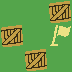
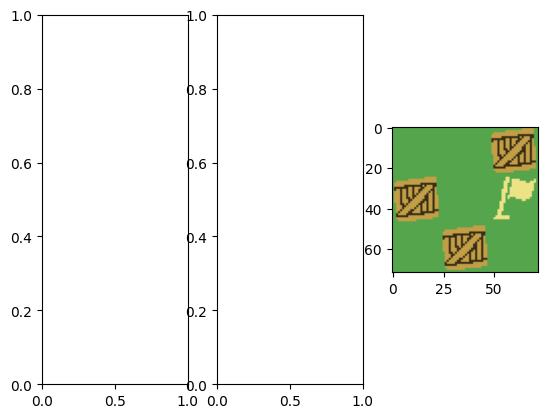
The change to this notebook cell's code, shown as a diff; its figure went from the first image to the second:
--- before
+++ after
@@ -1,7 +1,17 @@
-env_z3 = None
+imgs = []
 
-for decl in model.decls():
-  if decl.name() == 'env_2':
-    env_z3 = model[decl]
+for i in range(k + 1):
+  env_z3 = None
 
-image_gen.generate(model, env_z3, n)
+  for decl in model.decls():
+    if decl.name() == f'env_{i}':
+      env_z3 = model[decl]
+
+  imgs.append(image_gen.generate(model, env_z3, n))
+
+fig, ax = plt.subplots(ncols = k+1)
+
+for i in range(k+1):
+  ax[i] = plt.imshow(imgs[i])
+
+plt.show()

Commit: refactoring sokoban solver to use x and y coordinates instead of indices